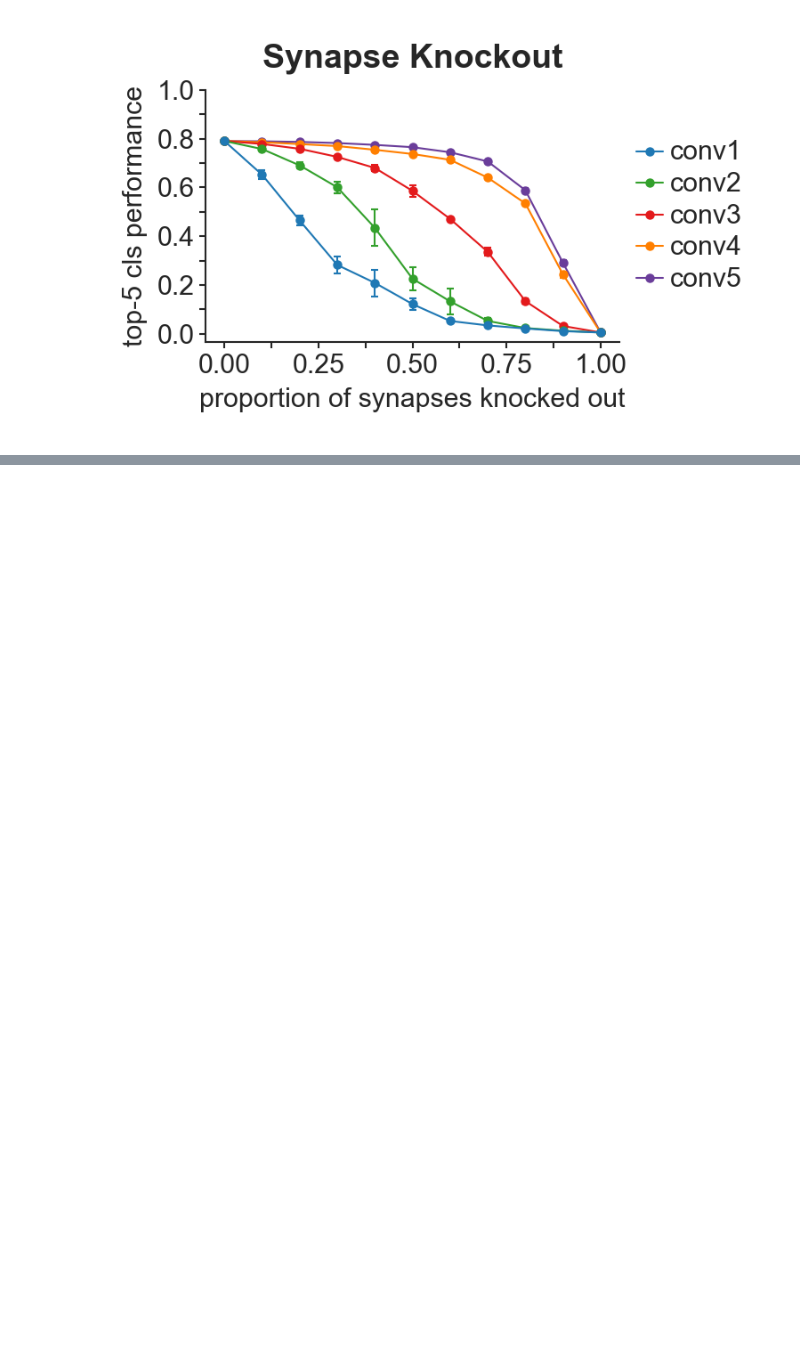
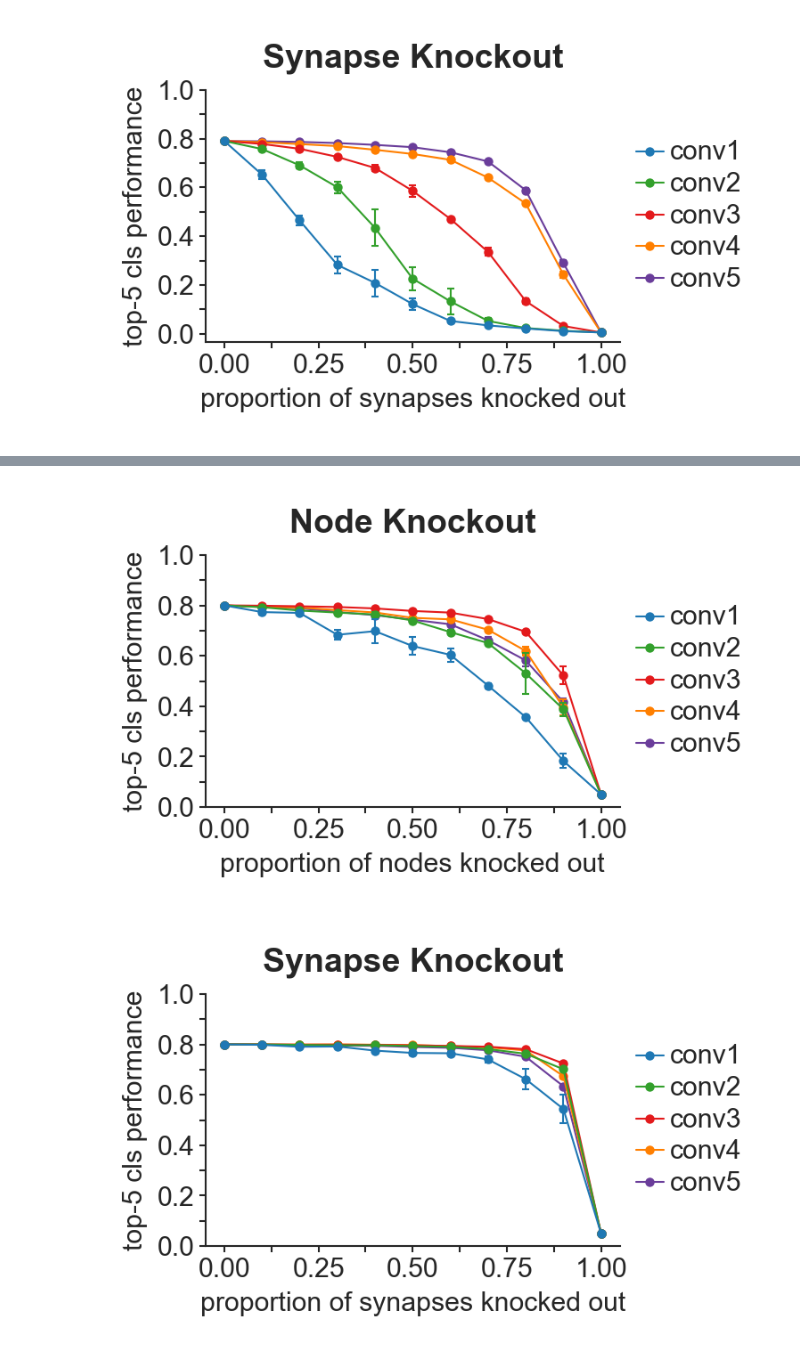
Before and after one commit to kamodulin/cnn_analysis, a Jupyter notebook: src/notebooks/plotting.ipynb, the cells around one changed output, grey strips where cells are left out. Drawn from its saved outputs; the diff is of its cells as text; code cells hidden in the pictures; blank space fills up the shorter version.

Commit message:
Add vgg16 cifar100 robustness data

```diff
--- a/src/notebooks/plotting.ipynb
+++ b/src/notebooks/plotting.ipynb
@@ -164,6 +168,6 @@ plot(xs, means, stds, vgg16_mapping, labels, save_path = "vgg16_imagenet_synapse
 # %%
 # alexnet cifar100 robustness data
-# data = pd.read_csv("../data/perturbation-experiments/20211110_105315-experiments.csv")
+data = pd.read_csv("../data/perturbation-experiments/alexnet-cifar100.csv")
 data = data.applymap(lambda x: x.strip() if isinstance(x, str) else x)
 data.columns = data.columns.str.replace(' ', '')
 
@@ -181,32 +185,37 @@ means = means.reindex(alexnet_mapping.keys(), axis=1)
 means = [*means.iteritems()]
 
 stds = tmp.groupby(["layer", "fraction"], sort=False, as_index=False).sem()
 stds = stds.pivot(index="fraction", columns="layer", values="accuracy")
 stds = stds.reindex(alexnet_mapping.keys(), axis=1)
 stds = [*stds.iteritems()]
 
 xs = [x / 10 for x in range(0, 11)]
 
-# plot(xs, means, stds, alexnet_mapping, labels, save_path = "alexnet_node_knockout.pdf")
+# plot(xs, means, stds, alexnet_mapping, labels, save_path = "alexnet_cifar100_node_knockout.pdf")
+plot(xs, means, stds, alexnet_mapping, labels)
 
 # alexnet synapse knockout
 labels = {
     "title": "Synapse Knockout",
     "x": "proportion of synapses knocked out",
     "y": "top-5 cls performance"
 }
 
 tmp = data[data["level"] == "synapse"]
 means = tmp.groupby(["layer", "fraction"], sort=False, as_index=False).mean()
 means = means.pivot(index="fraction", columns="layer", values="accuracy")
 means = means.reindex(alexnet_mapping.keys(), axis=1)
 means = [*means.iteritems()]
 
 stds = tmp.groupby(["layer", "fraction"], sort=False, as_index=False).sem()
 stds = stds.pivot(index="fraction", columns="layer", values="accuracy")
 stds = stds.reindex(alexnet_mapping.keys(), axis=1)
 stds = [*stds.iteritems()]
 
 xs = [x / 10 for x in range(0, 11)]
 
-# plot(xs, means, stds, alexnet_mapping, labels, save_path = "alexnet_synapse_knockout.pdf")
+# plot(xs, means, stds, alexnet_mapping, labels, save_path = "alexnet_cifar100_synapse_knockout.pdf")
+plot(xs, means, stds, alexnet_mapping, labels)
+# %% [output]
+[figure, added]
+[figure, added]
```
Also changed, not shown: parts of 3 cells of this notebook, 2 other files.
